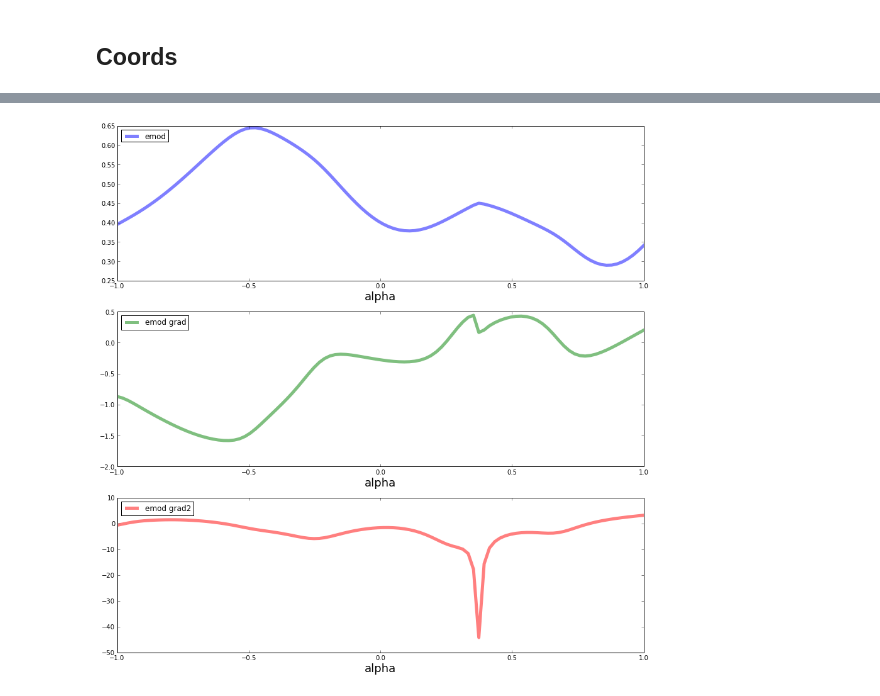
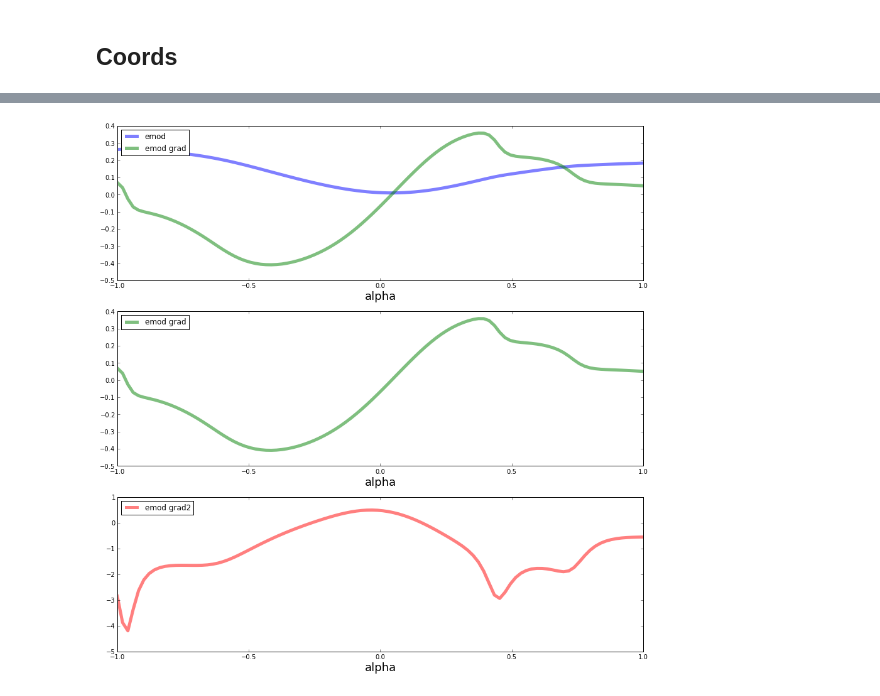
Before and after one commit to andyofmelbourne/Ptychography, a Jupyter notebook: Line search.ipynb, the cells around one changed output, grey strips where cells are left out. Cells and saved outputs as stored; diff of their text form; code cells hidden in the pictures.

Commit message:
Add the partial line scans (and their fit to the data) to the Line search ipython notebook

```diff
--- a/Line search.ipynb
+++ b/Line search.ipynb
@@ -194,17 +201,40 @@ def emod_grad2_probe(probe_d, T, probe, coords, diffs):
     return np.sum( exits ).real
 
 def emod_grad_coords(coords_d, T, probe, coords):
-    exits_d = bg.fft2(makeExits_grad(T, probe, coords_d))
+    exits_d = bg.fft2(makeExits_grad(T, probe, coords, coords_d))
     exits   = bg.fft2(makeExits(T, probe, coords))
     exits   = np.conj(exits_d) * (exits - Pmod_hat(diffs, exits))
     return 2 * np.sum( np.real(exits) )
 
 def emod_grad2_coords(coords_d, T, probe, coords, diffs):
-    exits_d  = bg.fft2(makeExits_grad(T, probe, coords_d))
-    exits_dd = bg.fft2(makeExits_grad2(T, probe, coords_d))
+    exits_d  = bg.fft2(makeExits_grad(T, probe, coords, coords_d))
+    exits_dd = bg.fft2(makeExits_grad2(T, probe, coords, coords_d))
     exits    = bg.fft2(makeExits(T, probe, coords))
     exits    = np.conj(exits_dd) * (exits - Pmod_hat(diffs, exits)) + np.conj(exits_d) * (exits_d - Pmod2_hat(diffs, exits_d, exits)) + np.sqrt(diffs) * np.real(np.conj(exits)*exits_d)**2 / np.abs(exits)**2
     return 2 * np.sum( exits ).real
+
+def emod_grad2_Tprobe(T_d, probe_d, T, probe, coords, diffs):
+    exits_Td  = makeExits(T_d, probe, coords)
+    exits_Pd  = makeExits(T, probe_d, coords)
+    exits_TPd = makeExits(T_d, probe_d, coords)
+    exits   = makeExits(T, probe, coords)
+    #
+    arrayout  = np.conj(exits_TPd) * (exits - Pmod(diffs, exits))
+    exits_Td  = bg.fft2(exits_Td)
+    exits_Pd  = bg.fft2(exits_Pd)
+    exits     = bg.fft2(exits)
+    arrayout += np.conj(exits_Td) * exits_Pd \
+                + np.sqrt(diffs) * np.imag(np.conj(exits_Td) * exits) \
+                * np.imag(np.conj(exits_Pd) * exits) / np.abs(exits)**3
+    return 2 * np.sum( np.real(arrayout) )
+
+def emod_grad2_Tcoords(T_d, coords_d, T, probe, coords, diffs):
+    exits_TCd = bg.fft2(makeExits_grad(T_d, probe, coords, coords_d))
+    exits_Cd  = bg.fft2(makeExits_grad(T, probe, coords, coords_d))
+    exits_Td  = bg.fft2(makeExits(T_d, probe, coords))
+    exits     = bg.fft2(makeExits(T, probe, coords))
+    exits     = np.conj(exits_TCd) * (exits - Pmod_hat(diffs, exits)) + np.conj(exits_Td) * exits_Cd - np.sqrt(diffs) * np.real(np.conj(exits_Td) * exits) * np.real(np.conj(exits_Cd) * exits) / np.abs(exits)**3
+    return 2 * np.sum( exits ).real
 # %% [markdown]
 ## Sample
 # %%
@@ -293,7 +323,7 @@ for i in range(len(alphas)):
     T_d                 = T + T_hat * alphas[i]
     exits               = makeExits(T_d, probe, coords)
     emod_T_line[i]      = emod(diffs, exits)
-    emod_T_fit[i]       = emod_T_0 + emod_grad_T(T_d-T, T, probe, coords) + 0.5 * emod_grad2_T(T_d-T, T, probe, coords, diffs)
+    emod_T_fit[i]       = emod_T_0 + emod_grad_T(T_d-T, T, probe, coords) + 0.25 * emod_grad2_T(T_d-T, T, probe, coords, diffs)
     xys.append( [T_d[0,0].real, T_d[0,0].imag] )
 # %%
 # graph the error
@@ -358,7 +388,7 @@ for i in range(len(alphas)):
     emod_probe_line[i]       = emod(diffs, exits)
     emod_grad_probe_line[i]  = emod_grad_probe(probe_hat, T, probe_d, coords)
     emod_grad2_probe_line[i] = emod_grad2_probe(probe_hat, T, probe_d, coords, diffs)
-    emod_probe_fit[i]        = emod_probe_0 + emod_grad_probe(probe_d-probe, T, probe, coords) + 0.5 * emod_grad2_probe(probe_d-probe, T, probe, coords, diffs)
+    emod_probe_fit[i]        = emod_probe_0 + emod_grad_probe(probe_d-probe, T, probe, coords) + 0.25 * emod_grad2_probe(probe_d-probe, T, probe, coords, diffs)
     xys.append( [probe_d[1,1].real, probe_d[1,1].imag] )
 # %%
 # graph the error
@@ -424,6 +456,6 @@ myShow(X, Y, emod_coords, xdot = coords[0,0], ydot = coords[0,1], title = 'Coord
 # %%
 # The line search direction can be [0.5, 1]
-coords[0,0], coords[0,1] = 2.0, 2.0
+coords[0,0], coords[0,1] = 0.5, 1.5
 coords_hat               = coords.copy()
 coords_hat[0, 0]        += 1
 coords_hat[0, 1]        += 1
@@ -443,7 +475,7 @@ for i in range(len(alphas)):
     emod_coords_line[i]      = emod(diffs, exits)
     emod_grad_coords_line[i]  = emod_grad_coords(coords_hat, T, probe, coords_d)
     emod_grad2_coords_line[i] = emod_grad2_coords(coords_hat, T, probe, coords_d, diffs)
-    emod_coords_fit[i]        = emod_coords_0 + emod_grad_coords(coords_d-coords, T, probe, coords) + 0.5 * emod_grad2_coords(coords_d-coords, T, probe, coords, diffs)
+    emod_coords_fit[i]        = emod_coords_0 + emod_grad_coords(coords_d-coords, T, probe, coords) + 0.25 * emod_grad2_coords(coords_d-coords, T, probe, coords, diffs)
     xys.append( [coords_d[0,0], coords_d[0,1]] )
 # %%
 # graph the error
@@ -453,23 +485,24 @@ myShow(X, Y, emod_coords, xdot = coords_0[0,0], ydot = coords_0[0,1], title = 'c
 # %%
 gs = GridSpec(3,1)
 
 ax = subplot(gs[0,0])
 ax.plot(alphas, emod_coords_line, c='b', linewidth=5, alpha=0.5, label='emod')
+ax.plot(alphas, emod_grad_coords_line, c='g', linewidth=5, alpha=0.5, label='emod grad')
 ax.set_xlabel(r'alpha', fontsize=18)
 ax.legend(loc='upper left')
 
 ax = subplot(gs[1,0])
 ax.plot(alphas, emod_grad_coords_line, c='g', linewidth=5, alpha=0.5, label='emod grad')
 ax.set_xlabel(r'alpha', fontsize=18)
 ax.legend(loc='upper left')
 
 ax = subplot(gs[2,0])
 ax.plot(alphas, emod_grad2_coords_line, c='r', linewidth=5, alpha=0.5, label='emod grad2')
 ax.set_xlabel(r'alpha', fontsize=18)
 ax.legend(loc='upper left')
 
 fig = gcf()
 fig.set_size_inches(15,15)
 plt.show()
 # %% [output]
-[figure, old version]
+[figure, new version]
```
Also changed, not shown: parts of 34 cells of this notebook.
